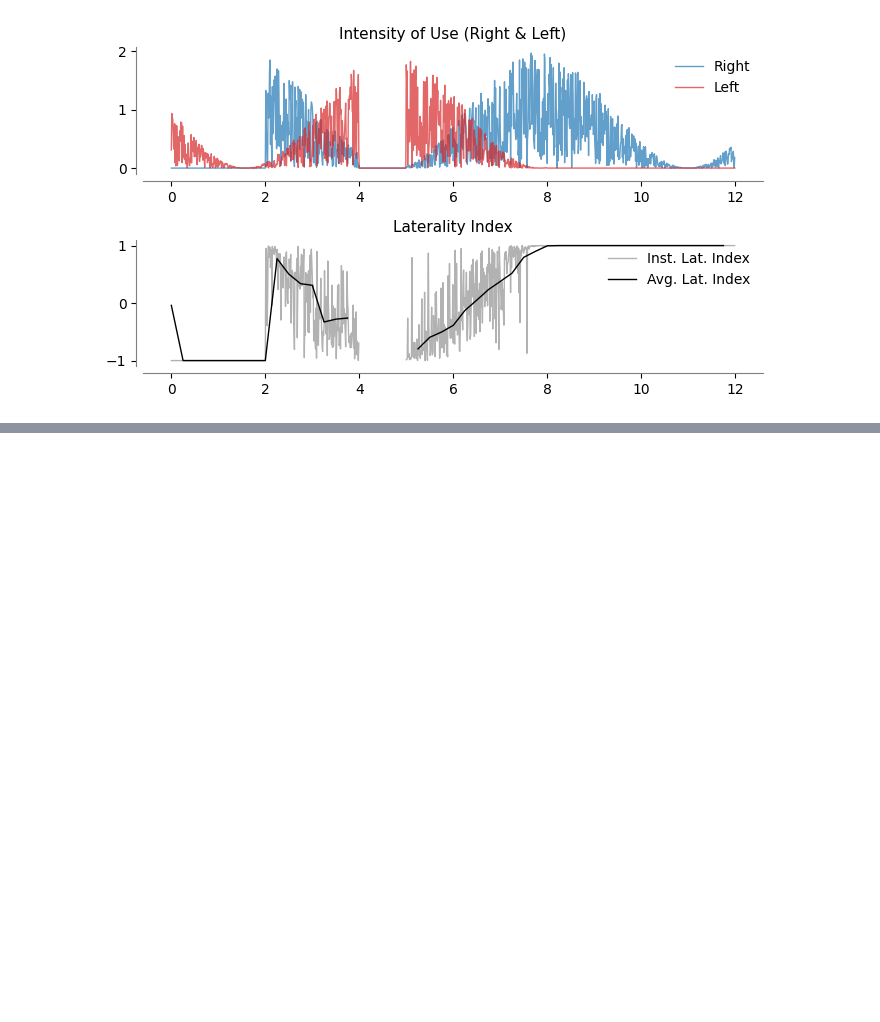
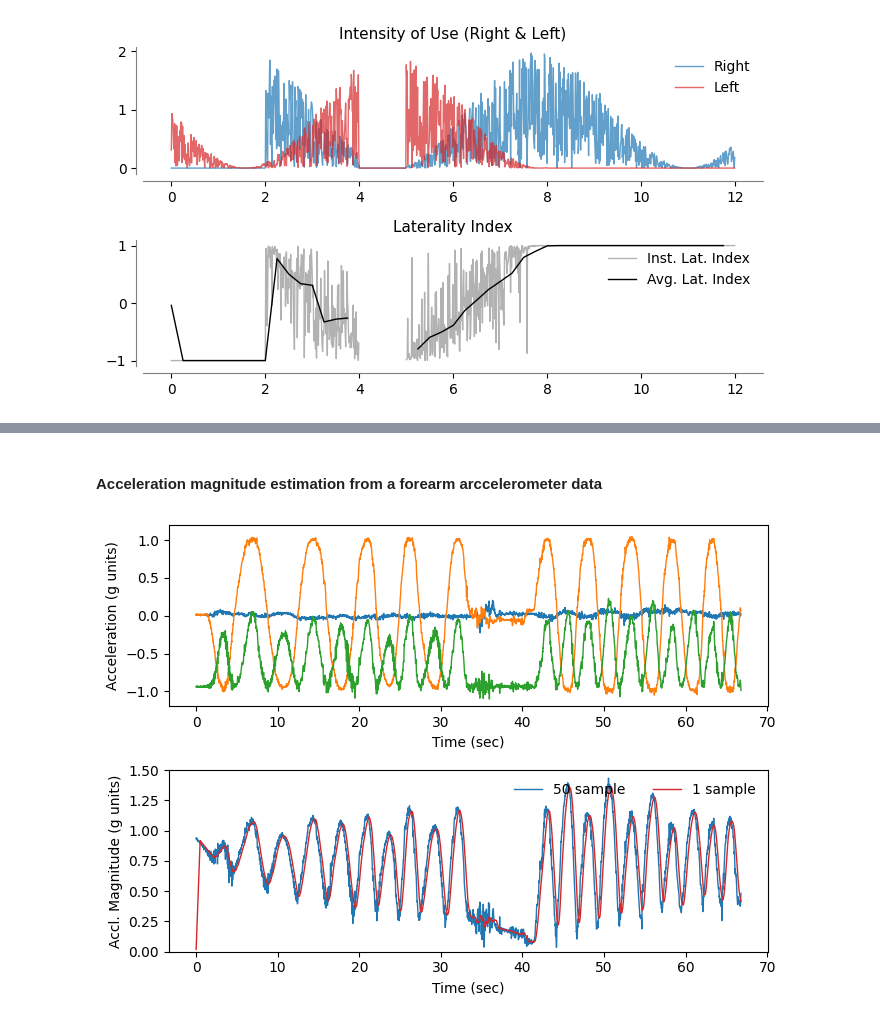
Before and after one commit to siva82kb/monalysa, a Jupyter notebook: docs/source/notebooks/ulfunctioning_analysis.ipynb, the cells around one changed output, grey strips where cells are left out. Saved outputs shown, nothing was run; the diff lists cells and outputs as text; code cells hidden in the pictures; blank space fills up the shorter version.

```diff
--- a/docs/source/notebooks/ulfunctioning_analysis.ipynb
+++ b/docs/source/notebooks/ulfunctioning_analysis.ipynb
@@ -311,0 +341,28 @@ fig.savefig("latinx.svg", format="svg")
+# %% [markdown]
+#### Acceleration magnitude estimation from a forearm arccelerometer data
+# %%
+# Estimate the acceleration magnitude from `estimate_accl_mag`.
+amag1 = ulfunc.uluse.estimate_accl_mag(accl_data.values, fs=fs, fc=0.01, nc=2,
+                                       nam=None)
+amag2 = ulfunc.uluse.estimate_accl_mag(accl_data.values, fs=fs, fc=0.01, nc=2,
+                                       nam=1)
+
+fig = plt.figure(figsize=(7, 5))
+gs = gridspec.GridSpec(2, 1, height_ratios=[1, 1])
+ax = plt.subplot(gs[0])
+ax.plot(t, accl_data.values, lw=1, alpha=1)
+ax.set_xlabel("Time (sec)")
+ax.set_ylabel("Acceleration (g units)")
+ax.set_ylim(-1.2, 1.2)
+
+ax = plt.subplot(gs[1])
+ax.plot(t, amag2, lw=1, color="tab:blue", label=f"{fs/2:.0f} sample")
+ax.plot(t, amag1, lw=1, color="tab:red", label="1 sample")
+ax.set_xlabel("Time (sec)")
+ax.set_ylabel("Accl. Magnitude (g units)")
+ax.set_ylim(0, 1.5)
+ax.legend(loc=1, frameon=False, ncols=2)
+
+plt.tight_layout()
+# %% [output]
+[figure, added]
```
Also changed, not shown: parts of 24 cells of this notebook, 10 other files.
